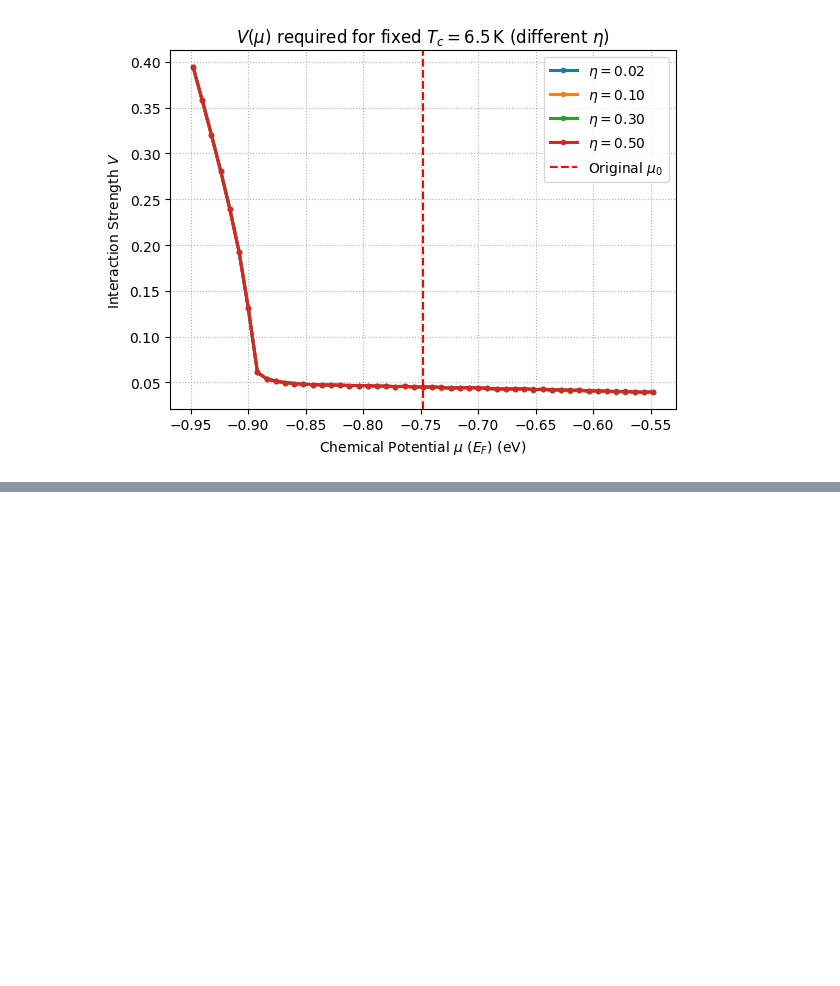
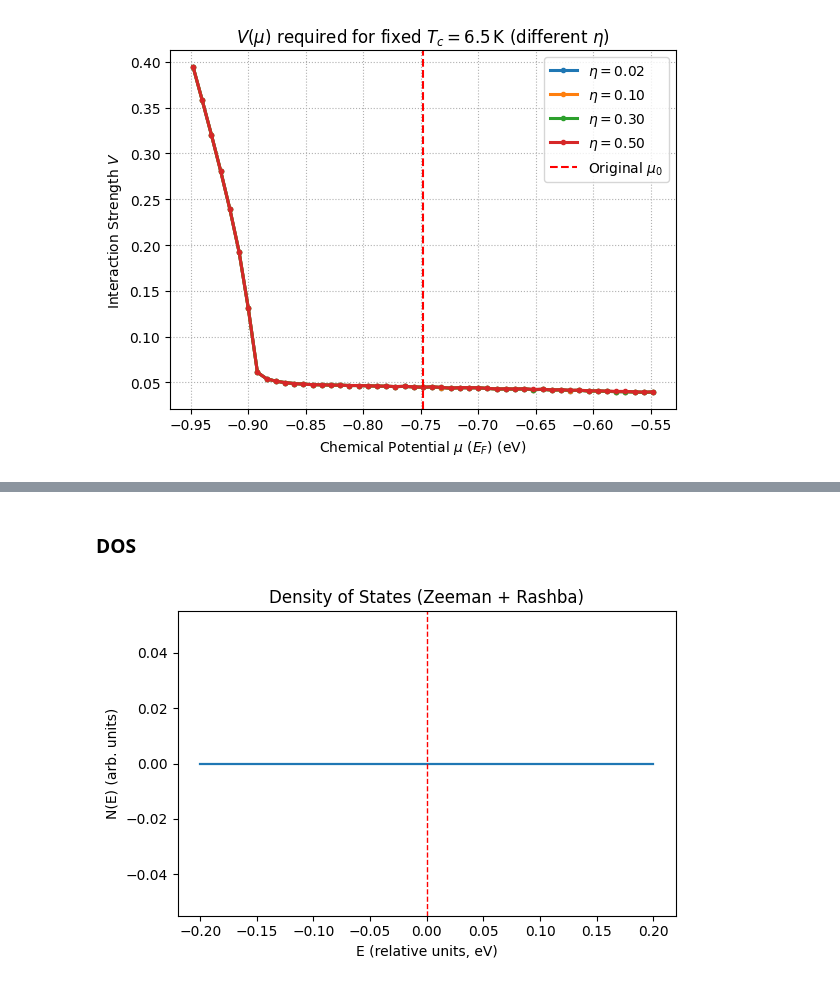
Before and after one commit to Lyrrrrrr/Upper-critical-field-Figure-reproduce-code, a Jupyter notebook: Numerical analysis.ipynb, the cells around one changed output, grey strips where cells are left out. Cells and saved outputs as stored; diff of their text form; code cells hidden in the pictures; blank space fills up the shorter version.

```diff
--- a/Numerical analysis.ipynb
+++ b/Numerical analysis.ipynb
@@ -576,0 +812,73 @@ Scanning mu (E_F) from -0.948 eV to -0.548 eV
+# %% [markdown]
+### DOS
+# %%
+# ---------------------- Density of States N(E) ----------------------
+import numpy as np
+import matplotlib.pyplot as plt
+from tqdm import tqdm
+
+# 需要：a, eps_Mo, gzz, gR_vec, fK, alpha, beta_fixed 已在上方定义
+
+# ===== 可调参数 =====
+Nk = 401                   # k 网格密度 (Nk×Nk)
+eta_br = 0.003             # 能量展宽 (eV)
+Emin, Emax = -0.2, 0.2     # 画 E 轴范围（相对 0 参考）
+NE = 801                   # 能量采样点数
+use_gaussian = True        # True=高斯展宽, False=洛伦兹
+
+# ===== 构建 k 网格 =====
+kx = np.linspace(-np.pi/a, np.pi/a, Nk)
+ky = np.linspace(-np.pi/a, np.pi/a, Nk)
+kxg, kyg = np.meshgrid(kx, ky, indexing="ij")
+kx_flat, ky_flat = kxg.ravel(), kyg.ravel()
+
+# ===== E±(k) =====
+eps_vals = eps_Mo(kx_flat, ky_flat, mu=0.0)        # 绝对能量基准，后续画相对 0
+gz_vals  = gzz(kx_flat, ky_flat, fK, beta_fixed)   # 注意：按你的签名是位置参数
+gR_out   = gR_vec(kx_flat, ky_flat, fK, beta_fixed)
+
+# gR_vec 可能返回 tuple/list 或 ndarray，统一成 |g_R,||=sqrt(gx^2+gy^2)
+if isinstance(gR_out, (tuple, list)):
+    # 常见返回：(gRx, gRy) 或 (gRx, gRy, gRz)
+    gRx = np.asarray(gR_out[0]).reshape(-1)
+    gRy = np.asarray(gR_out[1]).reshape(-1)
+    gR_mag = np.hypot(gRx, gRy)
+else:
+    gR_out = np.asarray(gR_out)
+    if gR_out.ndim == 2 and gR_out.shape[0] in (2,3):
+        gR_mag = np.linalg.norm(gR_out[:2, :], axis=0)
+    elif gR_out.ndim == 1:
+        gR_mag = gR_out
+    else:
+        raise ValueError(f"Unexpected gR_vec output shape: {gR_out.shape}")
+
+Eplus  = eps_vals + alpha * gz_vals + beta_fixed * gR_mag
+Eminus = eps_vals - alpha * gz_vals - beta_fixed * gR_mag
+
+# ===== DOS =====
+E_grid = np.linspace(Emin, Emax, NE)
+DOS = np.zeros_like(E_grid)
+
+def broadening(x, eta):
+    if use_gaussian:
+        return np.exp(-0.5*(x/eta)**2) / (np.sqrt(2*np.pi)*eta)
+    else:
+        return (1/np.pi) * eta / (x**2 + eta**2)
+
+for i, Ei in enumerate(tqdm(E_grid)):
+    DOS[i] = np.sum(broadening(Ei - Eplus, eta_br) + broadening(Ei - Eminus, eta_br))
+
+# 归一化（每胞/每 eV 的相对单位）
+DOS /= Nk**2
+
+# ===== 绘图 =====
+plt.figure(figsize=(6,4))
+plt.plot(E_grid, DOS, lw=1.6)
+plt.axvline(0.0, color='r', ls='--', lw=1)   # 0 作为参考（可视为 E_F 基准）
+plt.xlabel('E (relative units, eV)')
+plt.ylabel('N(E) (arb. units)')
+plt.title('Density of States (Zeeman + Rashba)')
+plt.tight_layout()
+plt.show()
+# %% [output]
+[figure, added]
```
Also changed, not shown: parts of 5 cells of this notebook.
